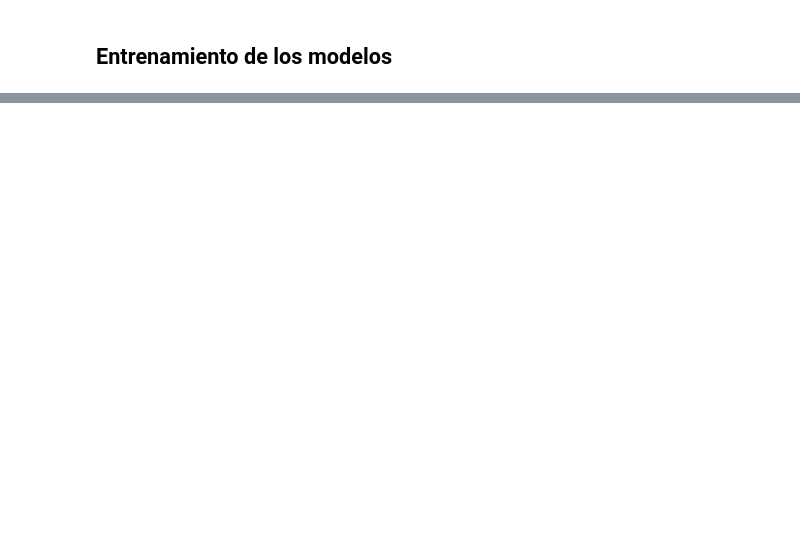
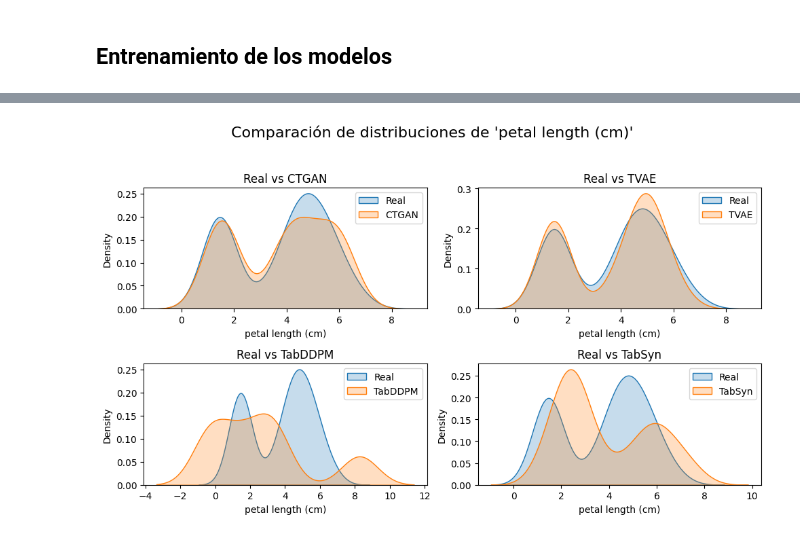
Before and after one commit to diegovelilla/TFG, a Jupyter notebook: presentacion.ipynb, the cells around one changed output, grey strips where cells are left out. Saved outputs shown, nothing was run; the diff lists cells and outputs as text; code cells hidden in the pictures; blank space fills up the shorter version.

```diff
--- a/presentacion.ipynb
+++ b/presentacion.ipynb
@@ -49 +39,12 @@ iris = pd.concat([iris_x, iris_y], axis=1)
+# %%
+from sklearn.datasets import load_iris
+import pandas as pd
+
+# Cargar desde sklearn
+iris_data = load_iris(as_frame=True)
+
+# Obtener features y target
+iris_x = iris_data.data
+iris_y = iris_data.target
+iris = pd.concat([iris_x, iris_y.rename("class")], axis=1)
 # %%
@@ -63,0 +590,14 @@ KeyboardInterrupt:
+# %%
+fig, axes = plt.subplots(2, 2, figsize=(10, 6))
+fig.suptitle("Comparación de distribuciones de 'petal length (cm)'", fontsize=16)
+
+for ax, (df_model, name) in zip(axes.flatten(), model_data):
+    sns.kdeplot(iris['petal length (cm)'], label='Real', ax=ax, fill=True)
+    sns.kdeplot(df_model['petal length (cm)'], label=f'{name}', ax=ax, fill=True)
+    ax.set_title(f'Real vs {name}')
+    ax.legend()
+
+plt.tight_layout(rect=[0, 0, 1, 0.95])
+plt.show()
+# %% [output]
+[figure, added]
```
Also changed, not shown: parts of 52 cells of this notebook, 3 other files.
